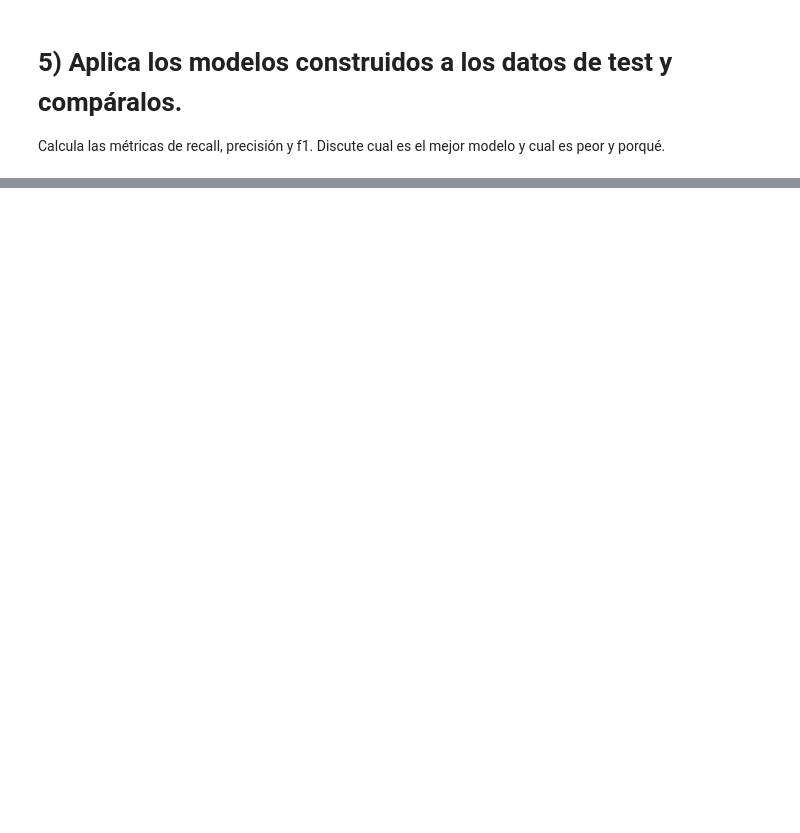
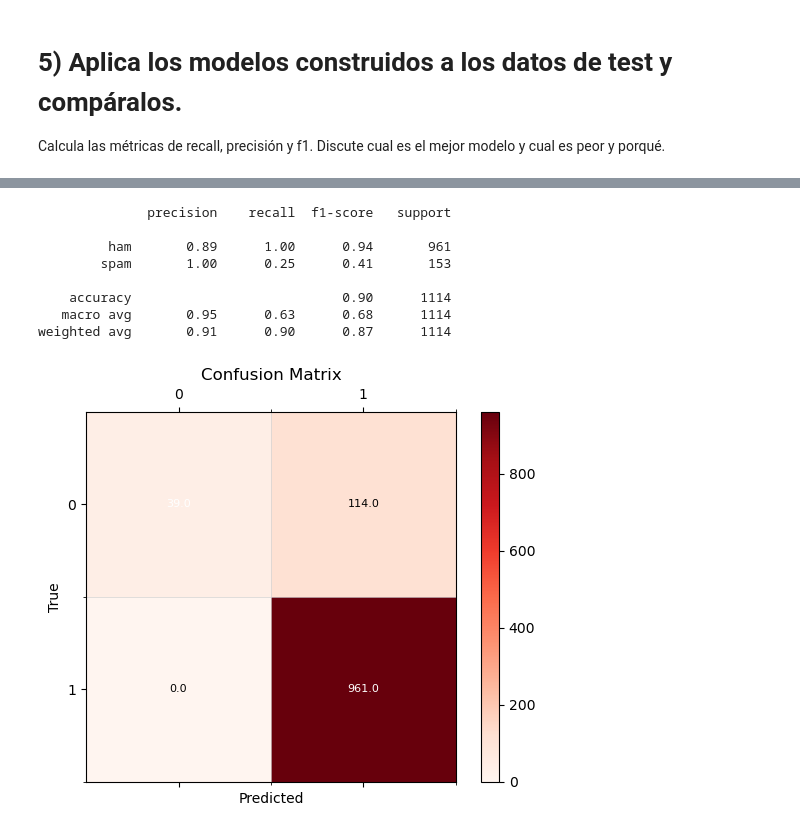
Before and after one commit to ALK222/IA2, a Jupyter notebook: labs/2024/lab4/P4_pln_2324_enunciado.ipynb, the cells around one changed output, grey strips where cells are left out. Saved outputs shown, nothing was run; the diff lists cells and outputs as text; code cells hidden in the pictures; blank space fills up the shorter version.

```diff
--- a/labs/2024/lab4/P4_pln_2324_enunciado.ipynb
+++ b/labs/2024/lab4/P4_pln_2324_enunciado.ipynb
@@ -305,0 +692,30 @@ Discute cual es el mejor modelo y cual es peor y porqué.
+# %%
+import seaborn as sn
+import matplotlib.pyplot as plt
+%matplotlib inline
+#En el output de esta celda se puede ver que las cantidades en support cuadran en categoría con las de arriba.
+
+target_names = list(df["v1"].unique())
+
+# creamos una variable auxiliar para las predicciones
+predictions = [1 if x == 'spam' else 0 for x in knn_test_predictions]
+print(classification_report(
+    y_test, predictions, target_names=target_names))
+
+# Dibuja la matriz de confusión.
+# Analiza los resultados obtenidos.
+#------------------------------------------------------------------------------
+
+
+# creamos la matriz de confusion
+conf_matrix = plot_confusion_matrix(y_test, predictions, len(target_names))
+# %% [output]
+              precision    recall  f1-score   support
+
+         ham       0.89      1.00      0.94       961
+        spam       1.00      0.25      0.41       153
+
+    accuracy                           0.90      1114
+   macro avg       0.95      0.63      0.68      1114
+weighted avg       0.91      0.90      0.87      1114
+[figure, added]
```
Also changed, not shown: parts of 33 cells of this notebook, 6 other files.
